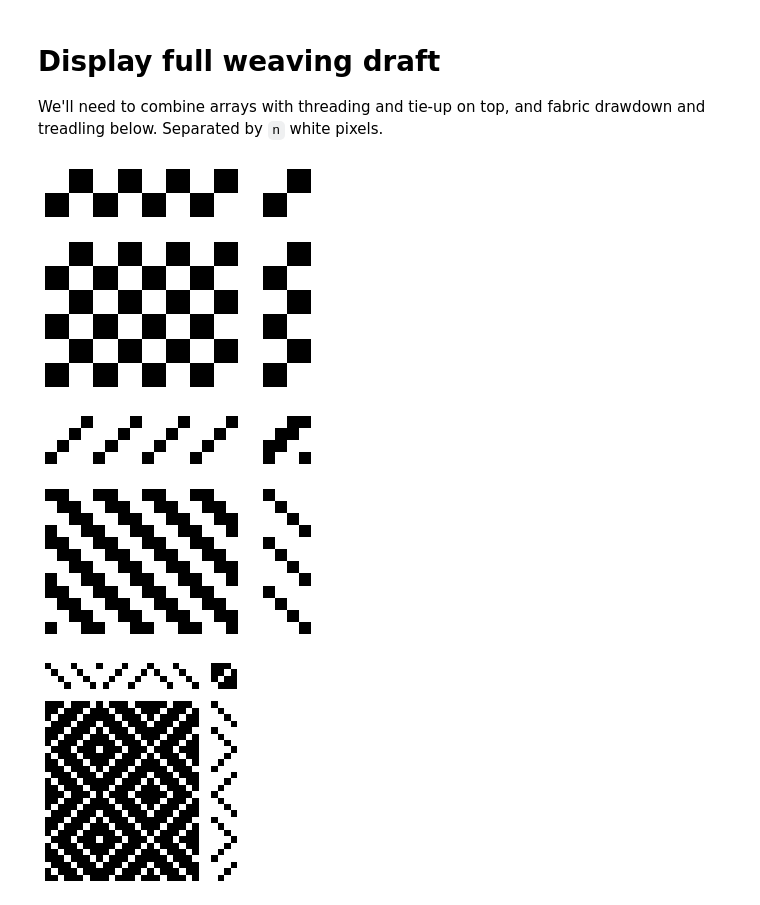
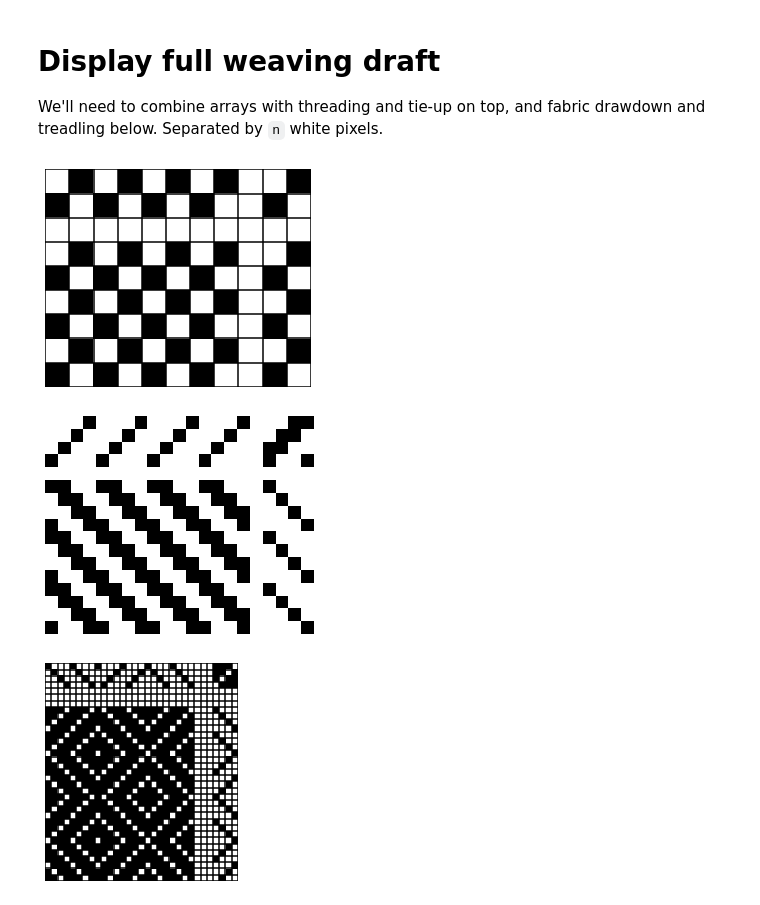
Before and after one commit to elizabethpankratz/weaving-draft-generator, a Jupyter notebook: weaving-draft-generator.ipynb, the cells around one changed output. Cells and saved outputs as stored; diff of their text form; code cells hidden in the pictures.

Commit message:
IInclude gridlines in display v1 (could be better by not gridlining padding)

```diff
--- a/weaving-draft-generator.ipynb
+++ b/weaving-draft-generator.ipynb
@@ -16,17 +16,30 @@ plt.gray()
 
 # Some helpful functions for display
 
-def display(img_array):
+def display(img_array, overlay_grid=True):
     """
     Uses matplotlib to display image.
 
     Arg:
         img_array: np array representing image
+        overlay_grid: bool, whether or not to superimposoe gridlines between every pixel on displayed image
     Returns:
         Nothing, displays image.
     """
     plt.imshow(img_array)
     plt.axis('off')
+
+    # Because axis is off, we can't do matplotlib's usual gridlines.
+    # So we'll do a bazillion black hlines and vlines instead.
+    if overlay_grid:
+        nrows, ncols = img_array.shape
+
+        for row_idx in range(nrows+1):
+            plt.hlines(y = row_idx - 0.5, xmin = -0.5, xmax = ncols - 0.5, color='black')
+
+        for col_idx in range(ncols+1):
+            plt.vlines(x = col_idx - 0.5, ymin = -0.5, ymax = nrows - 0.5, color='black')
+
     plt.show()
 
 
@@ -99,13 +112,13 @@ def display_tieup(tieup_spec):
     display(inv(np.flip(tieup_spec, axis=0)))
 
 
-def gen_full_draft(tieup_spec, treadle_spec, thread_spec, n_pixel_sep=2):
+def gen_full_draft(tieup_spec, treadle_spec, thread_spec, n_pixel_sep):
     """
     Args:
         tieup_spec: np array of arrays; outer arrays = harnesses bottom to top, inner arrays = bool values indicating tie-up to treadles.
         treadle_spec: np array of arrays; outer arrays = weft row, inner arrays = integer values representing active treadles.
         thread_spec: np array; integer values represent harness of each thread.
-        n_pixel_sep: int, the number of pixels as whitespace padding between each rectangle in draft (default 2)
+        n_pixel_sep: int, the number of pixels as whitespace padding between each rectangle in draft
     Returns:
         np array comprising the full draft.
     """
@@ -132,17 +145,18 @@ def gen_full_draft(tieup_spec, treadle_spec, thread_spec, n_pixel_sep=2):
     return draft
 
 
-def display_full_draft(tieup_spec, treadle_spec, thread_spec, n_pixel_sep=2):
+def display_full_draft(tieup_spec, treadle_spec, thread_spec, n_pixel_sep=1, overlay_grid=True):
     """
     Args:
         tieup_spec: np array of arrays; outer arrays = harnesses bottom to top, inner arrays = bool values indicating tie-up to treadles.
         treadle_spec: np array of arrays; outer arrays = weft row, inner arrays = integer values representing active treadles.
         thread_spec: np array; integer values represent harness of each thread.
-        n_pixel_sep: int, the number of pixels as whitespace padding between each rectangle in draft (default 2)
+        n_pixel_sep: int, the number of pixels as whitespace padding between each rectangle in draft (default 1)
+        overlay_grid: bool, whether or not to include pixel grid (default True)
     Returns:
         Nothing, displays image.
     """
     draft = gen_full_draft(tieup_spec, treadle_spec, thread_spec, n_pixel_sep)
-    display(inv(draft))
+    display(inv(draft), overlay_grid)
 # %% [output]
 <Figure size 432x288 with 0 Axes>
@@ -430,14 +448,14 @@ display(inv(twill3x1_fabric))
 We'll need to combine arrays with threading and tie-up on top, and fabric drawdown and treadling below.
 Separated by `n` white pixels.
 # %%
-display_full_draft(pw_tieup, pw_treadle, pw_thread, 1)
+display_full_draft(pw_tieup, pw_treadle, pw_thread)
 # %% [output]
-[figure, old version]
+[figure, new version]
 # %%
-display_full_draft(twill2x2_tieup, twill2x2_treadle, twill2x2_thread, 2)
+display_full_draft(twill2x2_tieup, twill2x2_treadle, twill2x2_thread, overlay_grid=False)
 # %% [output]
-[figure, old version]
+[figure, new version]
 # %%
-display_full_draft(twill3x1_tieup, zigzag_treadle, zigzag_thread)
+display_full_draft(twill3x1_tieup, zigzag_treadle, zigzag_thread, n_pixel_sep=3)
 # %% [output]
-[figure, old version]
+[figure, new version]
```
Also changed, not shown: parts of 1 cell of this notebook.
